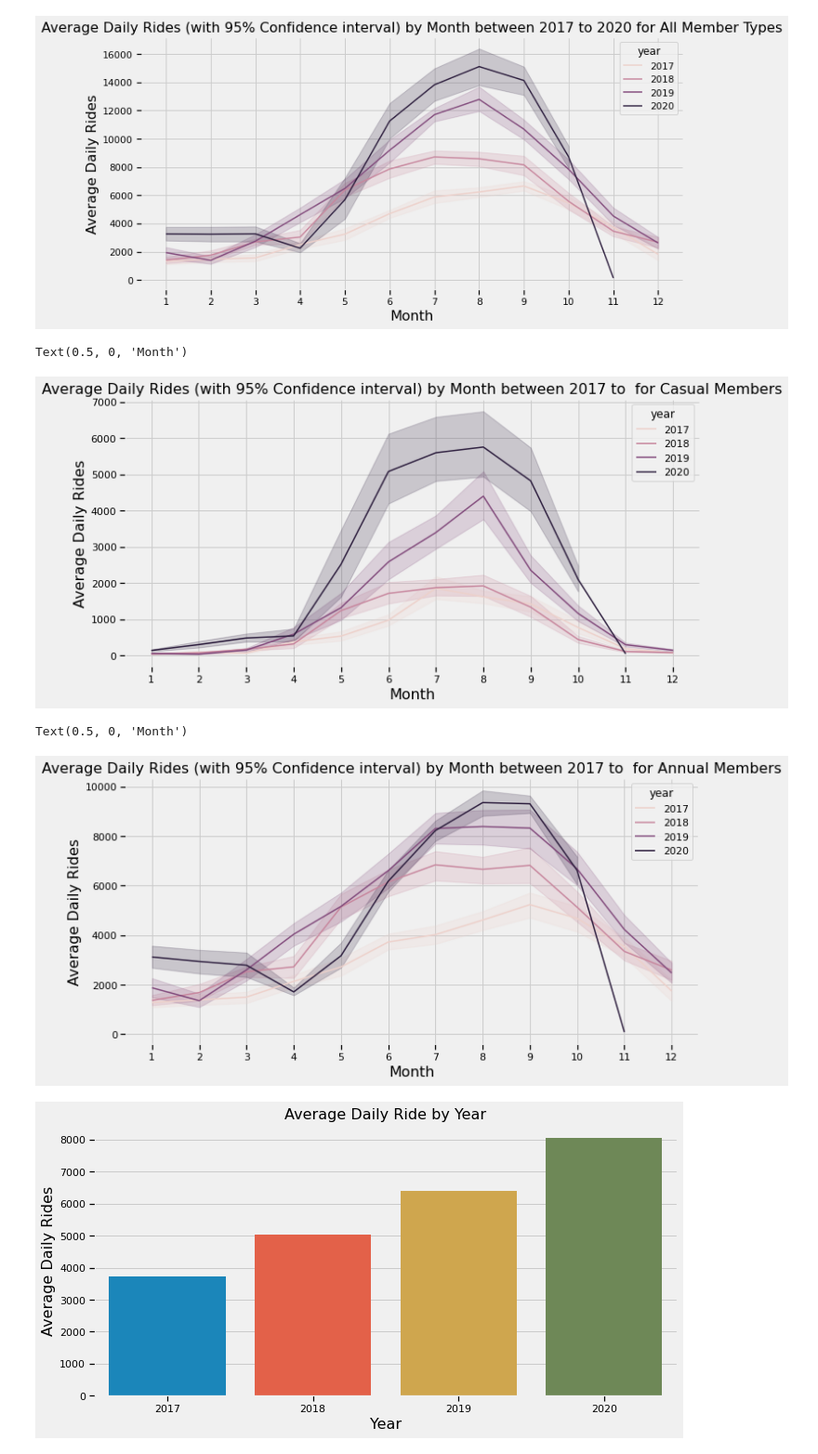
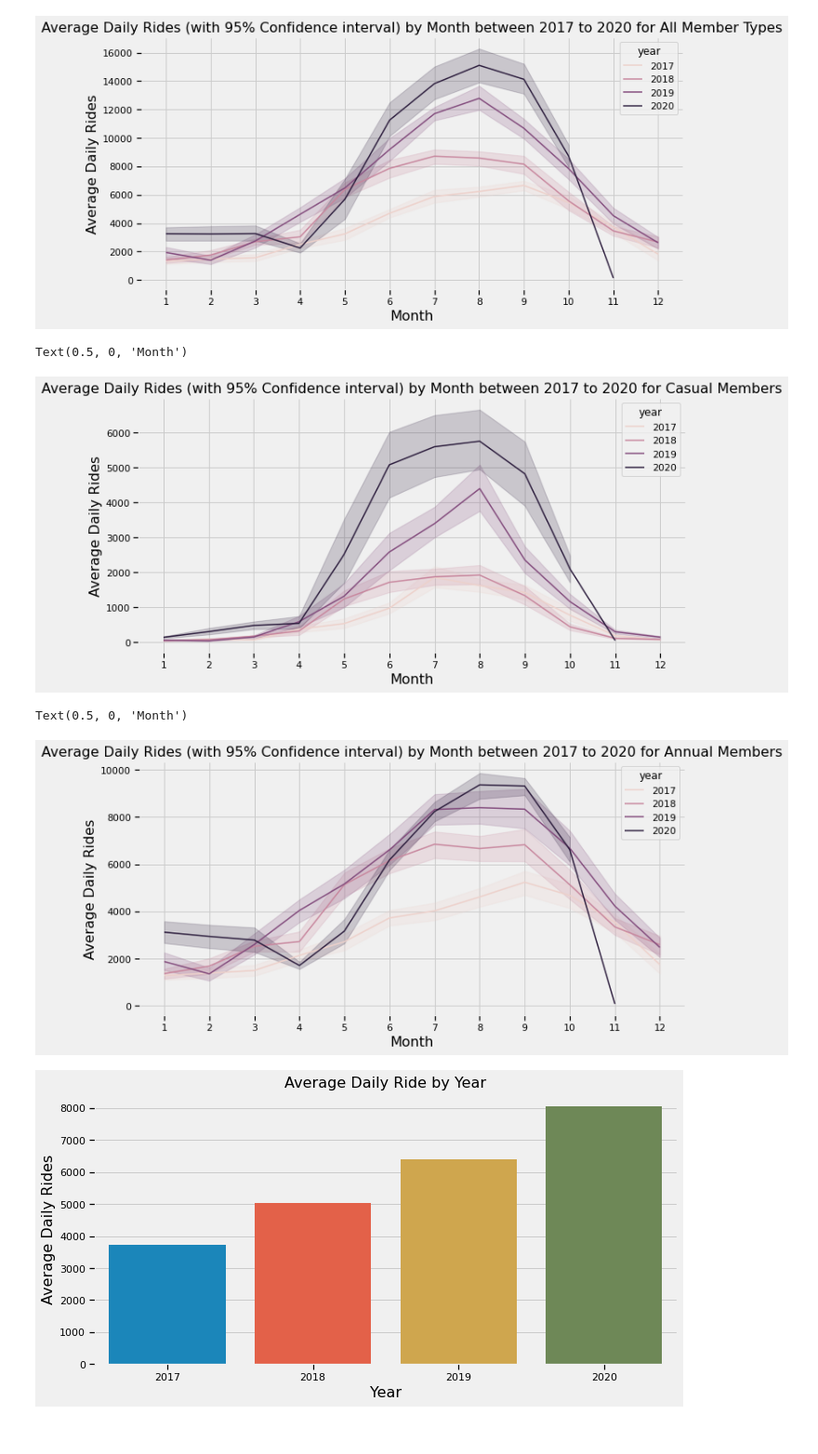
Before and after one commit to yokoyana/toronto_bike_share, a Jupyter notebook: project2.ipynb, the cells around one changed output. Shown at 93% size. Drawn from its saved outputs; the diff is of its cells as text; code cells hidden in the pictures.

```diff
--- a/project2.ipynb
+++ b/project2.ipynb
@@ -306,20 +307,20 @@ Text(0.5, 0, 'Month')
 # %%
 plt.figure(figsize=(10,5))
 usage2=sns.lineplot(data=df_usage_perd_casual, x="month", y="trip_count", hue="year", err_style = 'band', ci=95)
-usage2.axes.set_title("Average Daily Rides (with 95% Confidence interval) by Month between 2017 to  for Casual Members",
+usage2.axes.set_title("Average Daily Rides (with 95% Confidence interval) by Month between 2017 to 2020 for Casual Members",
                       fontsize=16)
 usage2.xaxis.set_major_locator(ticker.MultipleLocator(1))
 usage2.set_ylabel("Average Daily Rides",
                   fontsize=16)
 usage2.set_xlabel("Month",
                   fontsize=16)
 # %% [output]
 Text(0.5, 0, 'Month')
-[figure, old version]
+[figure, new version]
 # %%
 plt.figure(figsize=(10,5))
 usage2=sns.lineplot(data=df_usage_perd_annual, x="month", y="trip_count", hue="year", err_style = 'band', ci=95)
-usage2.axes.set_title("Average Daily Rides (with 95% Confidence interval) by Month between 2017 to  for Annual Members",
+usage2.axes.set_title("Average Daily Rides (with 95% Confidence interval) by Month between 2017 to 2020 for Annual Members",
                       fontsize=16)
 usage2.xaxis.set_major_locator(ticker.MultipleLocator(1))
 usage2.set_ylabel("Average Daily Rides",
@@ -328,7 +329,7 @@ usage2.set_xlabel("Month",
                   fontsize=16)
 # %% [output]
 Text(0.5, 0, 'Month')
-[figure, old version]
+[figure, new version]
 # %%
 #Plot showing the average daily rides by year for casual and annual members
 df_usage_pery=df_usage_perd.groupby('year').agg(annual_trip_count=('trip_count',"sum"), avg_trip_per_day=('trip_count',"mean"))
```
Also changed, not shown: parts of 7 cells of this notebook, 1 other file.
